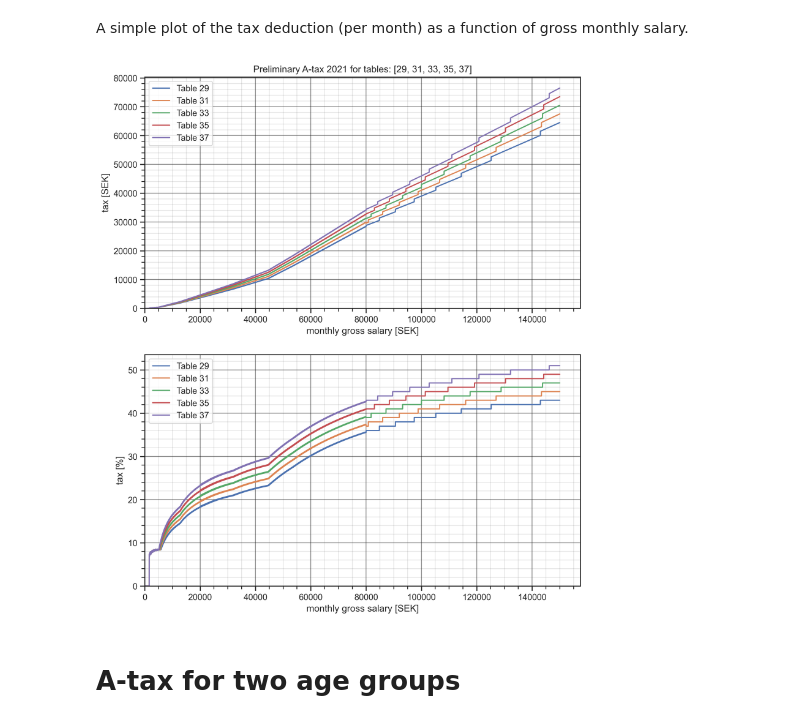
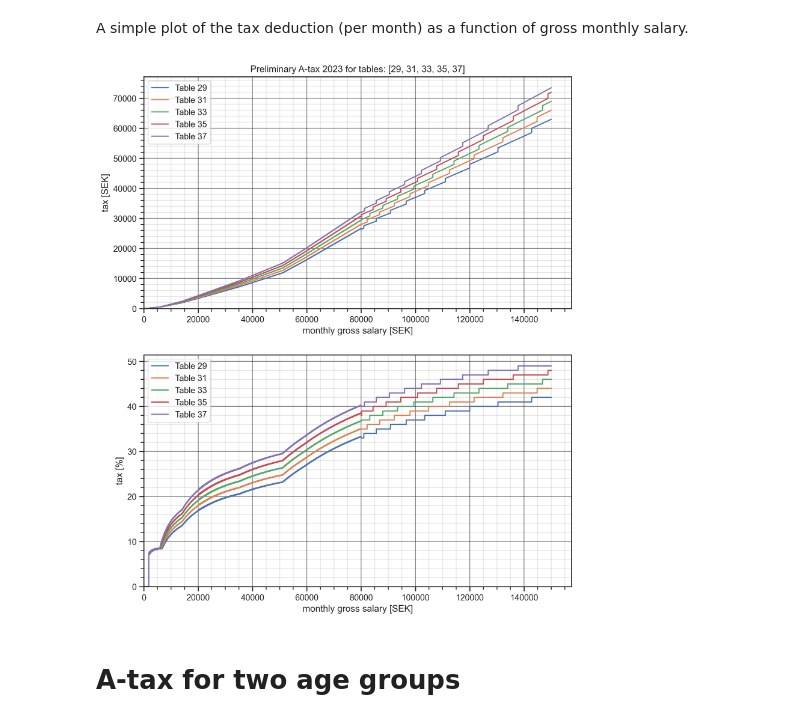
Before and after one commit to jonkr/skattplot, a Jupyter notebook: skattplot.ipynb, the cells around one changed output. Drawn from its saved outputs; the diff is of its cells as text; code cells hidden in the pictures.

```diff
--- a/skattplot.ipynb
+++ b/skattplot.ipynb
@@ -25,44 +25,45 @@ matplotlib.rcParams['figure.dpi'] = 300
 A simple plot of the tax deduction (per month) as a function of gross monthly salary.
 # %%
 from atax import ATax
+INCOME_YEAR = 2023
 TAX_TABLE_NUMBERS = [29, 31, 33, 35, 37]
 monthly_salary = range(1, 150000, 10)
 atax_tables = dict()
 for table_number in TAX_TABLE_NUMBERS:
-    table=ATax(table_number=table_number)
+    table=ATax(table_number=table_number, income_year=INCOME_YEAR)
     atax_tables[table_number] = dict(
         atax=[table(s) for s in monthly_salary],
         atax_ratio=[table(s) * 100.0 / s for s in monthly_salary],
     )
 
 plt.figure(figsize=(10, 12), facecolor='white')
 
 plt.subplot(2,1,1)
 for table_number, data in atax_tables.items():
     plt.plot(monthly_salary, data['atax'], label=f'Table {table_number}')
-plt.title(f'Preliminary A-tax 2021 for tables: {TAX_TABLE_NUMBERS}')
+plt.title(f'Preliminary A-tax {INCOME_YEAR} for tables: {TAX_TABLE_NUMBERS}')
 plt.xlabel('monthly gross salary [SEK]')
 plt.ylabel('tax [SEK]')
 plt.gca().set_ylim(ymin=0)
 plt.gca().set_xlim(xmin=0)
 plt.grid(visible=True, which='major', color='k', linestyle='-', alpha=0.5)
 plt.grid(visible=True, which='minor', color='k', linestyle='-', alpha=0.1)
 plt.minorticks_on()
 plt.legend()
 
 plt.subplot(2,1,2)
 for table_number, data in atax_tables.items():
     plt.plot(monthly_salary, data['atax_ratio'], label=f'Table {table_number}')
 plt.xlabel('monthly gross salary [SEK]')
 plt.ylabel('tax [%]')
 plt.gca().set_ylim(ymin=0)
 plt.gca().set_xlim(xmin=0)
 plt.grid(visible=True, which='major', color='k', linestyle='-', alpha=0.5)
 plt.grid(visible=True, which='minor', color='k', linestyle='-', alpha=0.1)
 plt.minorticks_on()
 plt.legend();
 # %% [output]
-[figure, old version]
+[figure, new version]
 # %% [markdown]
 # A-tax for two age groups
 # %% [markdown]
```
Also changed, not shown: parts of 2 cells of this notebook, 2 other files.
